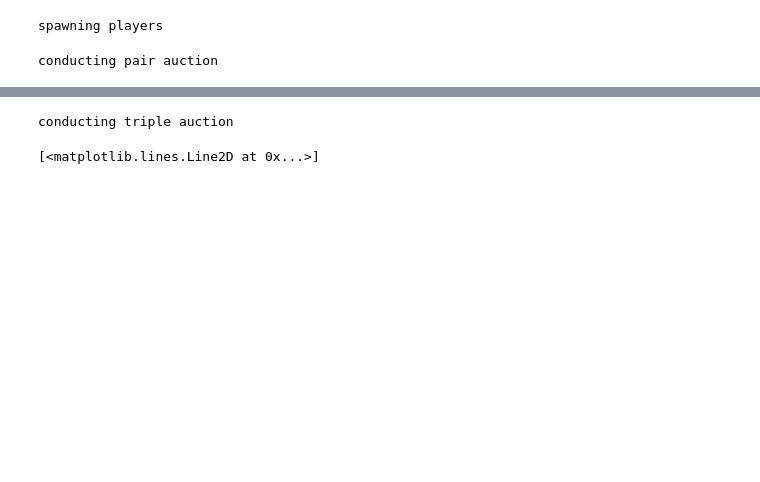
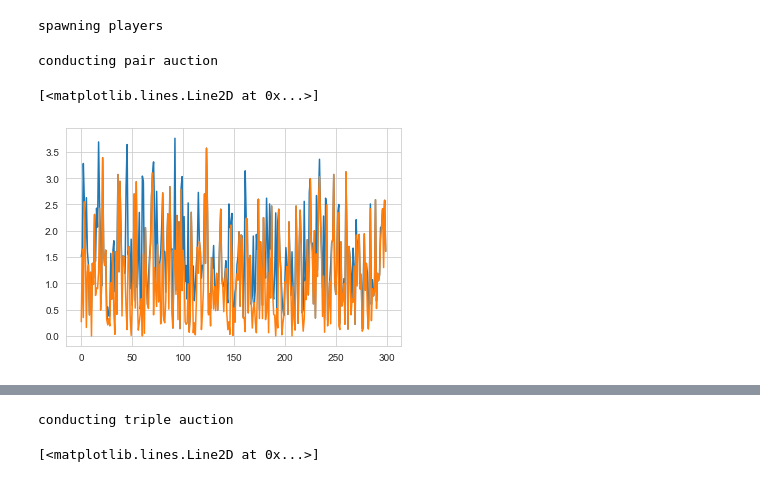
Before and after one commit to abhishekbasu/marketdes, a Jupyter notebook: first_price_auction.ipynb, the cells around one changed output, grey strips where cells are left out. Cells and saved outputs as stored; diff of their text form; code cells hidden in the pictures; blank space fills up the shorter version.

```diff
--- a/first_price_auction.ipynb
+++ b/first_price_auction.ipynb
@@ -80,8 +93,15 @@ class fpa:
-# %%
-a = fpa(1, 30)
-# %% [output]
-spawning players
+# %%
+num_players = 600
+a = fpa(1, num_players)
+# %% [output]
+spawning players
 # %%
 pair_auction1 = a.pair_auction()
 # %% [output]
 conducting pair auction
+# %%
+plt.plot(range(int(num_players/2)),pair_auction1[0])
+plt.plot(range(int(num_players/2)),pair_auction1[1])
+# %% [output]
+[<matplotlib.lines.Line2D at 0x...>]
+[figure, added]
```
Also changed, not shown: parts of 6 cells of this notebook.
